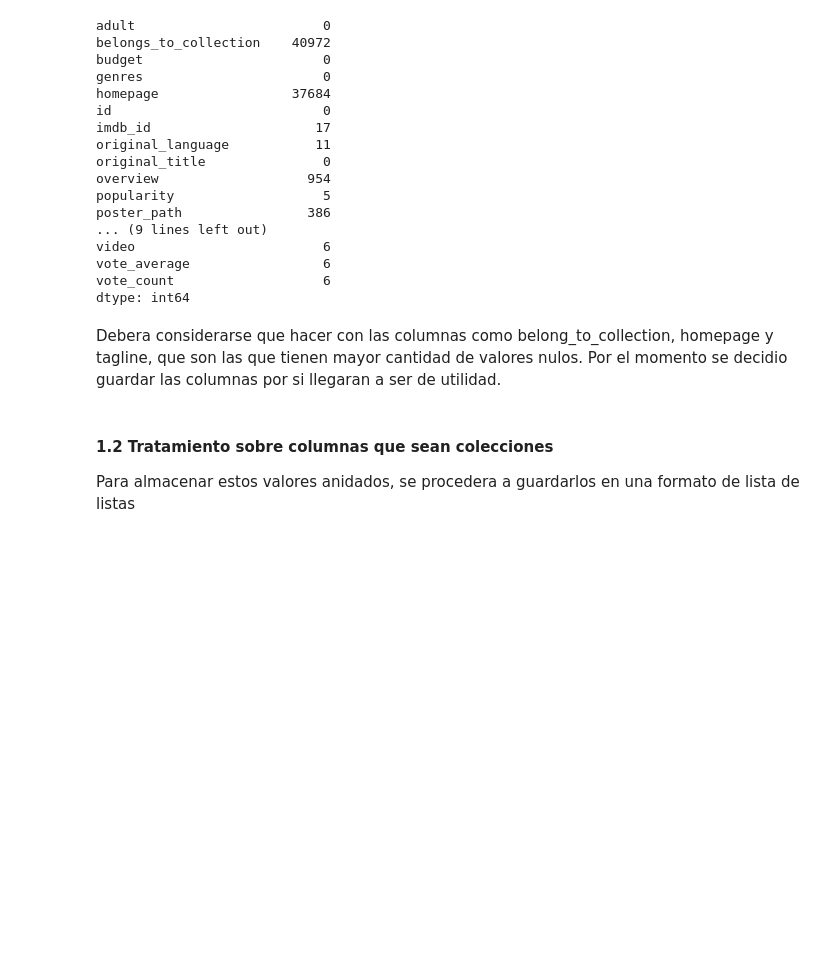
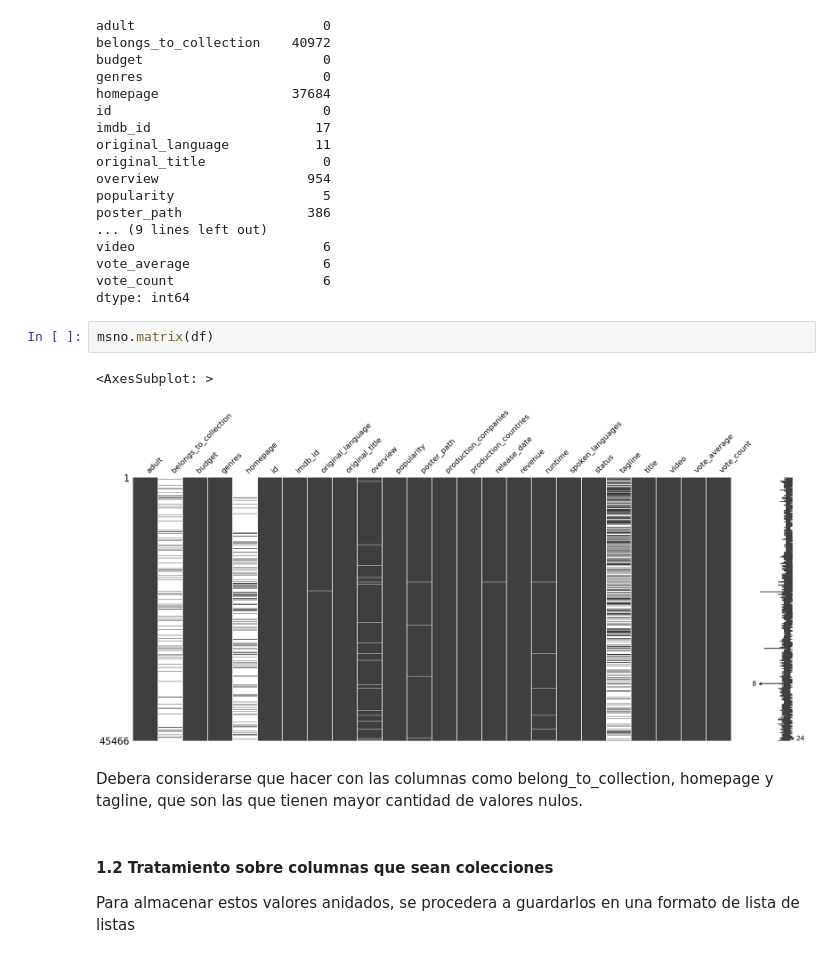
Before and after one commit to Pableren/Henry_proyectos, a Jupyter notebook: Etl.ipynb, the cells around one changed output. Saved outputs shown, nothing was run; the diff lists cells and outputs as text; blank space fills up the shorter version.

```diff
--- a/Etl.ipynb
+++ b/Etl.ipynb
@@ -34,8 +36,13 @@ video                        6
 vote_average                 6
 vote_count                   6
 dtype: int64
+# %%
+msno.matrix(df)
+# %% [output]
+<AxesSubplot: >
+[figure, added]
 # %% [markdown]
-Debera considerarse que hacer con las columnas como belong_to_collection, homepage y tagline, que son las que tienen mayor cantidad de valores nulos. Por el momento se decidio guardar las columnas por si llegaran a ser de utilidad.
+Debera considerarse que hacer con las columnas como belong_to_collection, homepage y tagline, que son las que tienen mayor cantidad de valores nulos.
 # %% [markdown]
 #### 1.2 Tratamiento sobre columnas que sean colecciones
 
```
Also changed, not shown: parts of 6 cells of this notebook, 2 other files.
